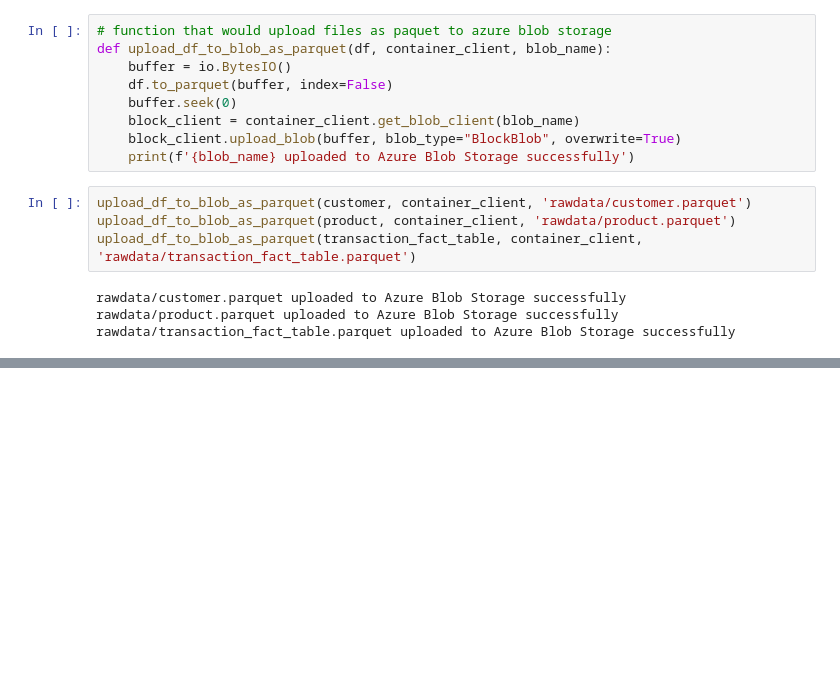
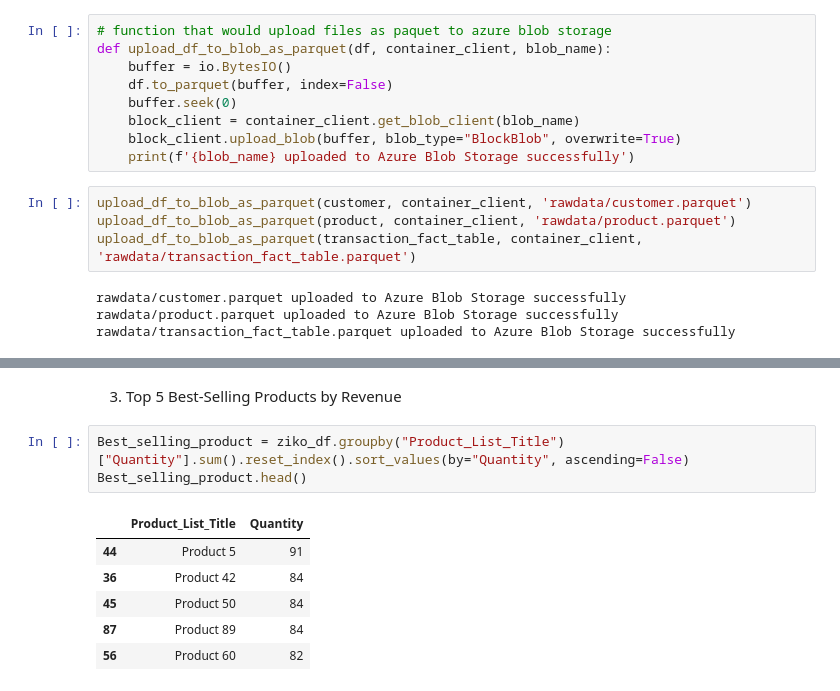
Before and after one commit to Herdaybusy/Ziko_Logistics, a Jupyter notebook: ziko_etl.ipynb, the cells around one changed output, grey strips where cells are left out. Saved outputs shown, nothing was run; the diff lists cells and outputs as text; blank space fills up the shorter version.

```diff
--- a/ziko_etl.ipynb
+++ b/ziko_etl.ipynb
@@ -219,0 +247,12 @@ rawdata/transaction_fact_table.parquet uploaded to Azure Blob Storage successful
+# %% [markdown]
+3. Top 5 Best-Selling Products by Revenue
+# %%
+Best_selling_product = ziko_df.groupby("Product_List_Title")["Quantity"].sum().reset_index().sort_values(by="Quantity", ascending=False)
+Best_selling_product.head()
+# %% [output]
+|  | Product_List_Title | Quantity |
+| 44 | Product 5 | 91 |
+| 36 | Product 42 | 84 |
+| 45 | Product 50 | 84 |
+| 87 | Product 89 | 84 |
+| 56 | Product 60 | 82 |
```
Also changed, not shown: parts of 10 cells of this notebook.
